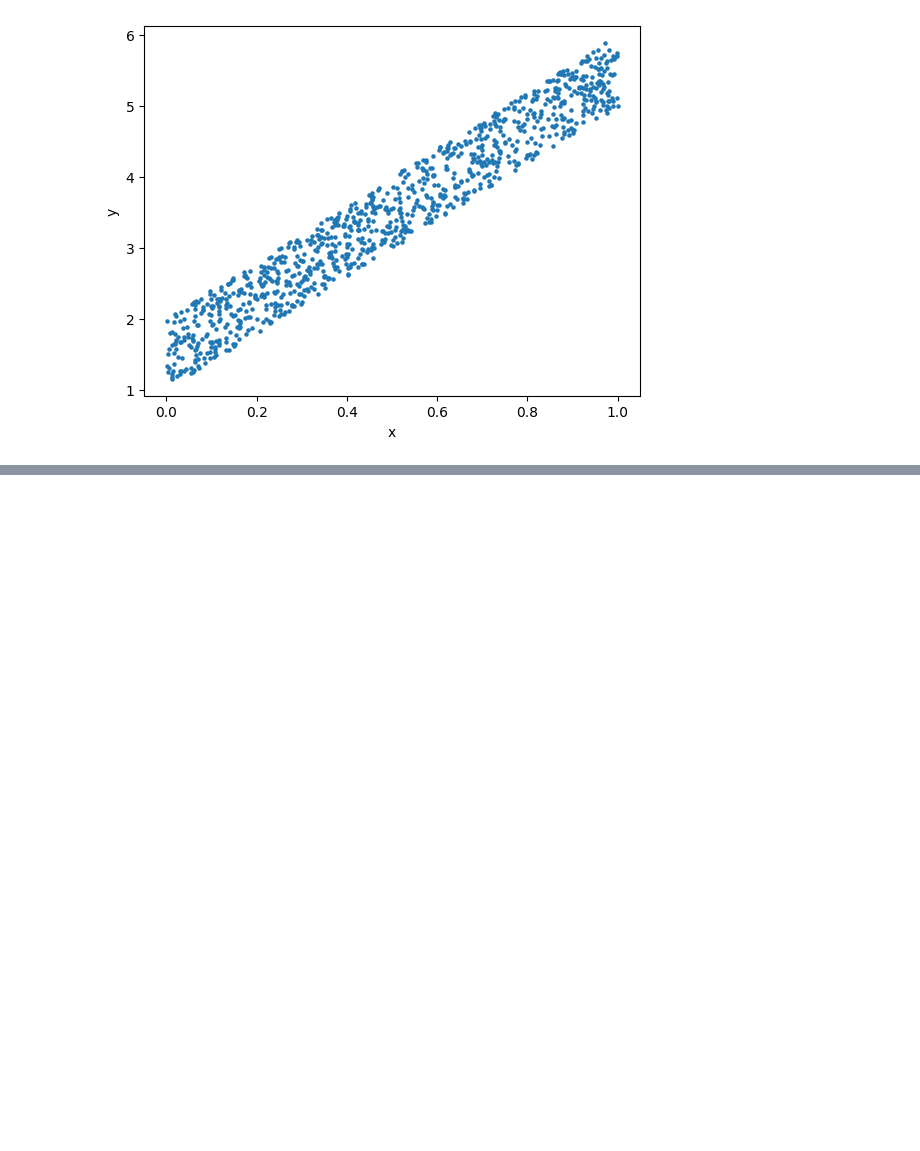
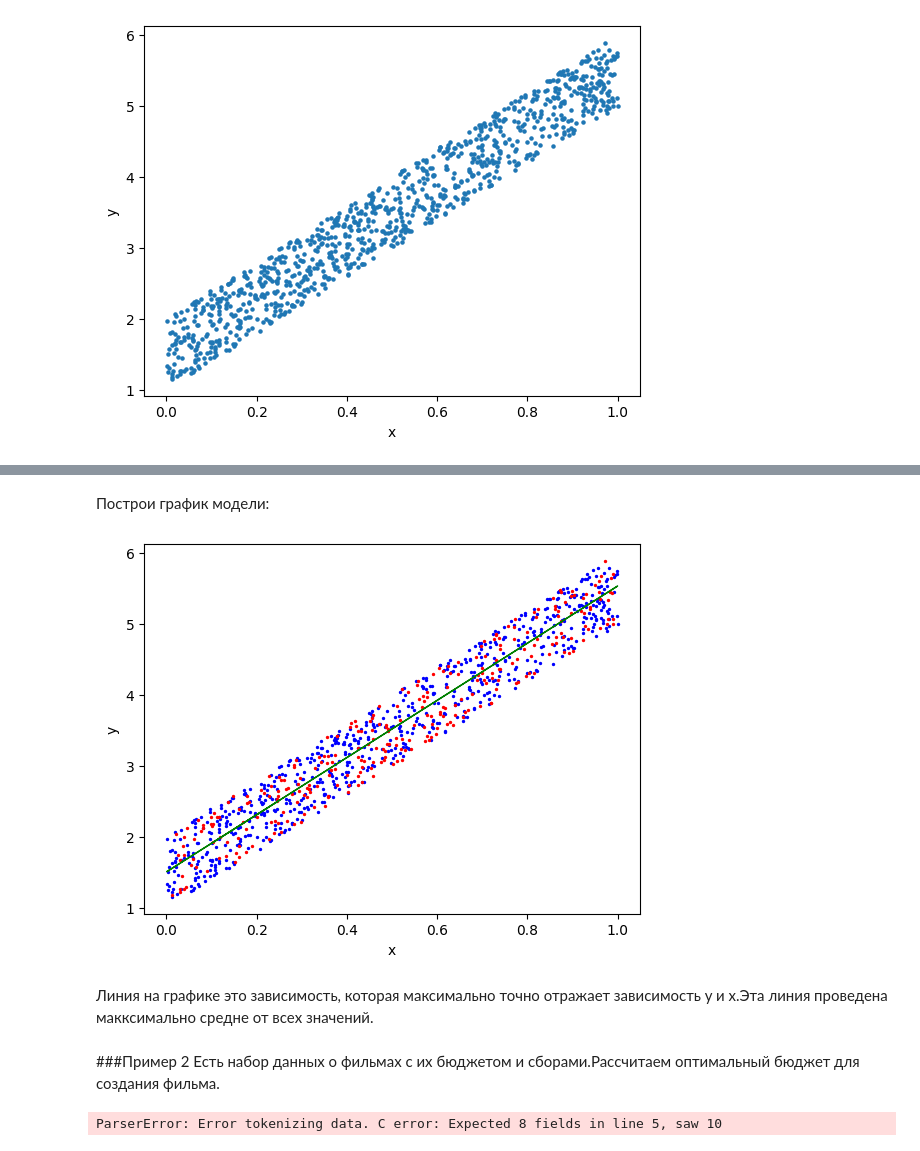
Before and after one commit to Dmitriy6655/-python-DS-ITOGOVAYA, a Jupyter notebook: Sem2_Machine_learning(Lin_regressiya).ipynb, the cells around one changed output, grey strips where cells are left out. Cells and saved outputs as stored; diff of their text form; code cells hidden in the pictures; blank space fills up the shorter version.

```diff
--- a/Sem2_Machine_learning(Lin_regressiya).ipynb
+++ b/Sem2_Machine_learning(Lin_regressiya).ipynb
@@ -72,0 +73,2 @@ plt.show()
+# %%
+train, test = train_test_split(df, train_size=0.7, random_state=123)
@@ -72,0 +77,4 @@ plt.show()
+# %%
+model = LinearRegression()
+#обучим модель на наших данных при помощи метода fit()
+model.fit(train[['x']], train[['y']])
@@ -72,0 +103,3 @@ plt.show()
+# %%
+y_predict_train=model.intercept_+model.coef_*train[['x']]
+print(y_predict_train[:10])
@@ -72,0 +118,23 @@ plt.show()
+# %% [markdown]
+Построи график модели:
+# %%
+plt.plot(train['x'], y_predict_train, linewidth=1, c='g')
+plt.scatter(train['x'],train['y'], s=2, c='b')
+plt.scatter(test['x'],test['y'], s=2, c='r')
+plt.xlabel('x')
+plt.ylabel('y')
+plt.show()
+# %% [output]
+[figure, added]
+# %% [markdown]
+Линия на графике это зависимость, которая максимально точно отражает зависимость y и x.Эта линия проведена макксимально средне от всех значений.
+# %% [markdown]
+###Пример 2
+Есть набор данных о фильмах с их бюджетом и сборами.Рассчитаем оптимальный бюджет для создания фильма.
+# %%
+import pandas
+from pandas import DataFrame
+
+data=pandas.read_csv('123.csv')
+# %% [output]
+ParserError: Error tokenizing data. C error: Expected 8 fields in line 5, saw 10
```
Also changed, not shown: parts of 10 cells of this notebook.
